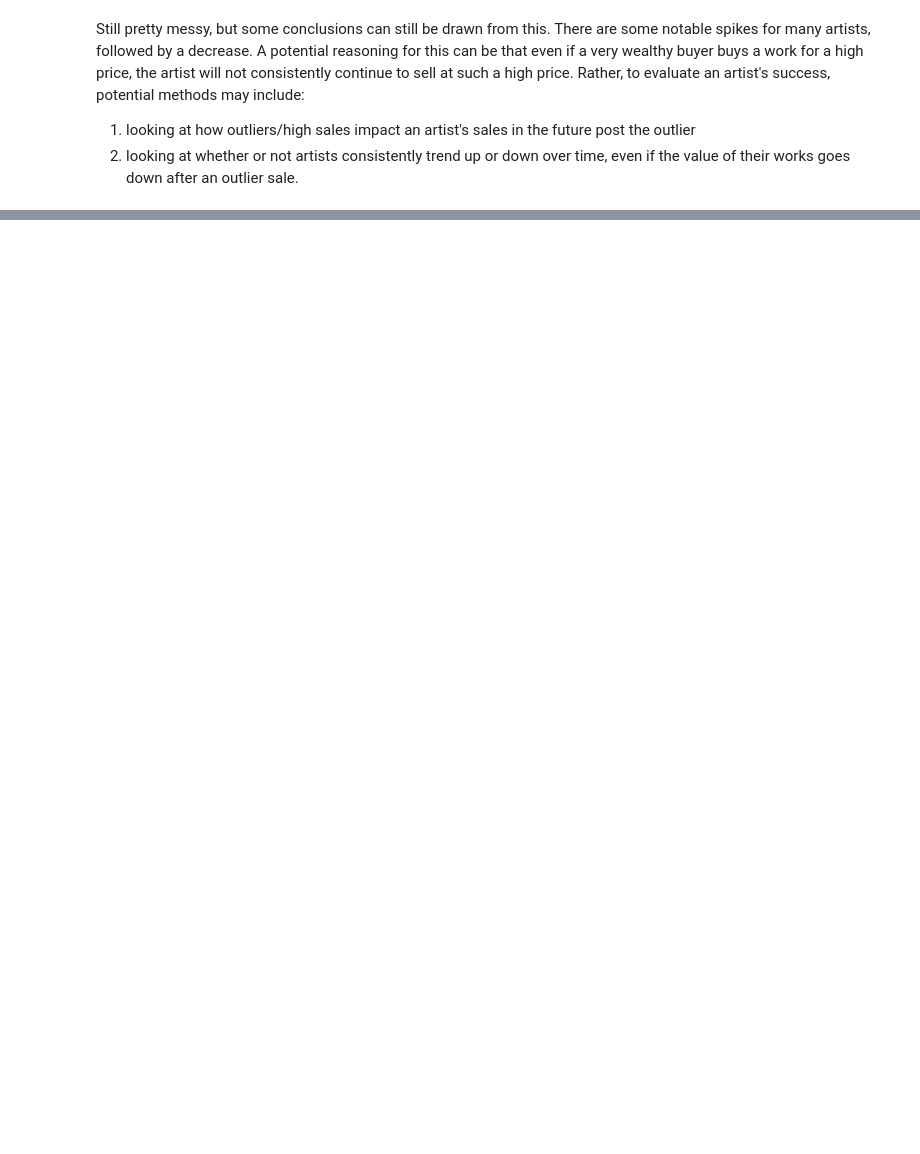
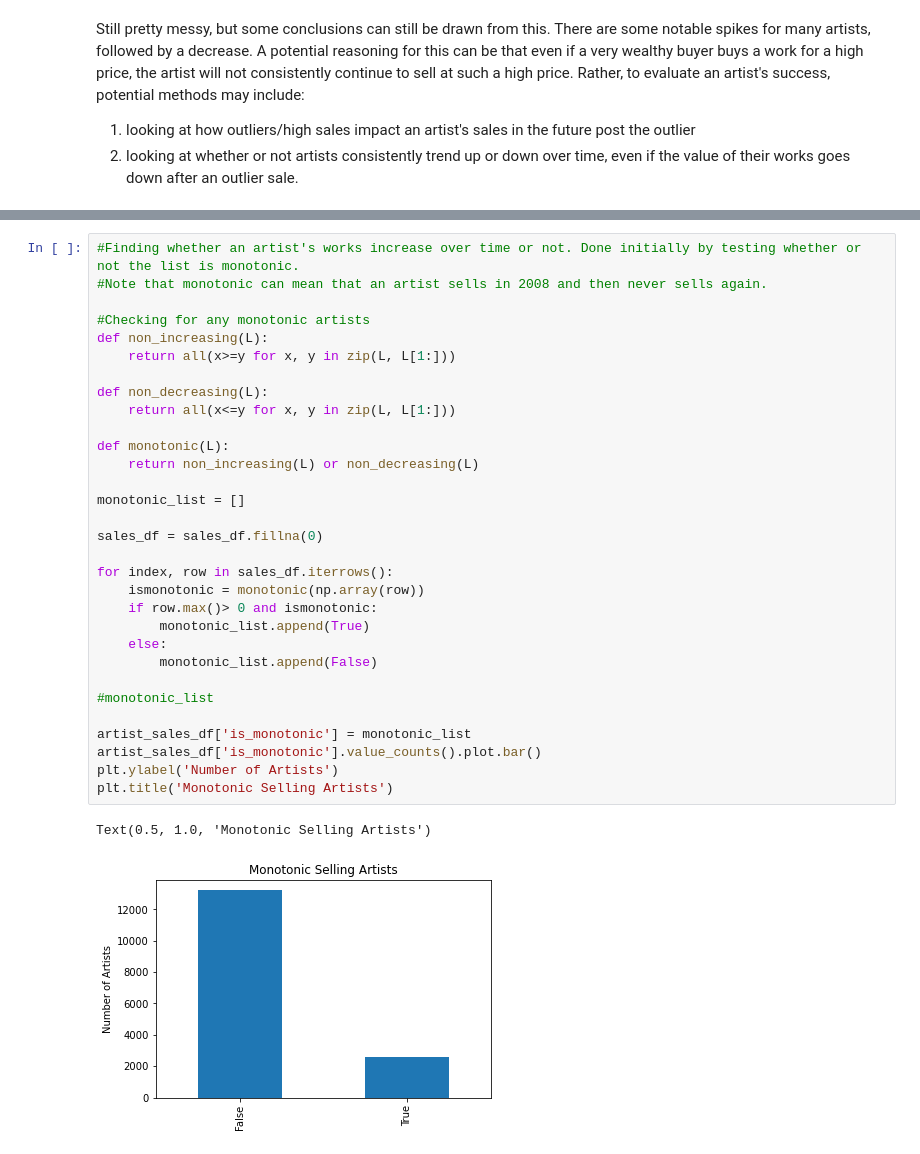
Before and after one commit to alchemicHen/art_project_november, a Jupyter notebook: art_eda.ipynb, the cells around one changed output, grey strips where cells are left out. Cells and saved outputs as stored; diff of their text form; blank space fills up the shorter version.

```diff
--- a/art_eda.ipynb
+++ b/art_eda.ipynb
@@ -271,0 +235,34 @@ avg_test
+# %%
+#Finding whether an artist's works increase over time or not. Done initially by testing whether or not the list is monotonic.
+#Note that monotonic can mean that an artist sells in 2008 and then never sells again.
+
+#Checking for any monotonic artists
+def non_increasing(L):
+    return all(x>=y for x, y in zip(L, L[1:]))
+
+def non_decreasing(L):
+    return all(x<=y for x, y in zip(L, L[1:]))
+
+def monotonic(L):
+    return non_increasing(L) or non_decreasing(L)
+
+monotonic_list = []
+
+sales_df = sales_df.fillna(0)
+
+for index, row in sales_df.iterrows():
+    ismonotonic = monotonic(np.array(row))
+    if row.max()> 0 and ismonotonic:
+        monotonic_list.append(True)
+    else:
+        monotonic_list.append(False)
+
+#monotonic_list
+
+artist_sales_df['is_monotonic'] = monotonic_list
+artist_sales_df['is_monotonic'].value_counts().plot.bar()
+plt.ylabel('Number of Artists')
+plt.title('Monotonic Selling Artists')
+# %% [output]
+Text(0.5, 1.0, 'Monotonic Selling Artists')
+[figure, added]
```
Also changed, not shown: parts of 14 cells of this notebook, 1 other file.
